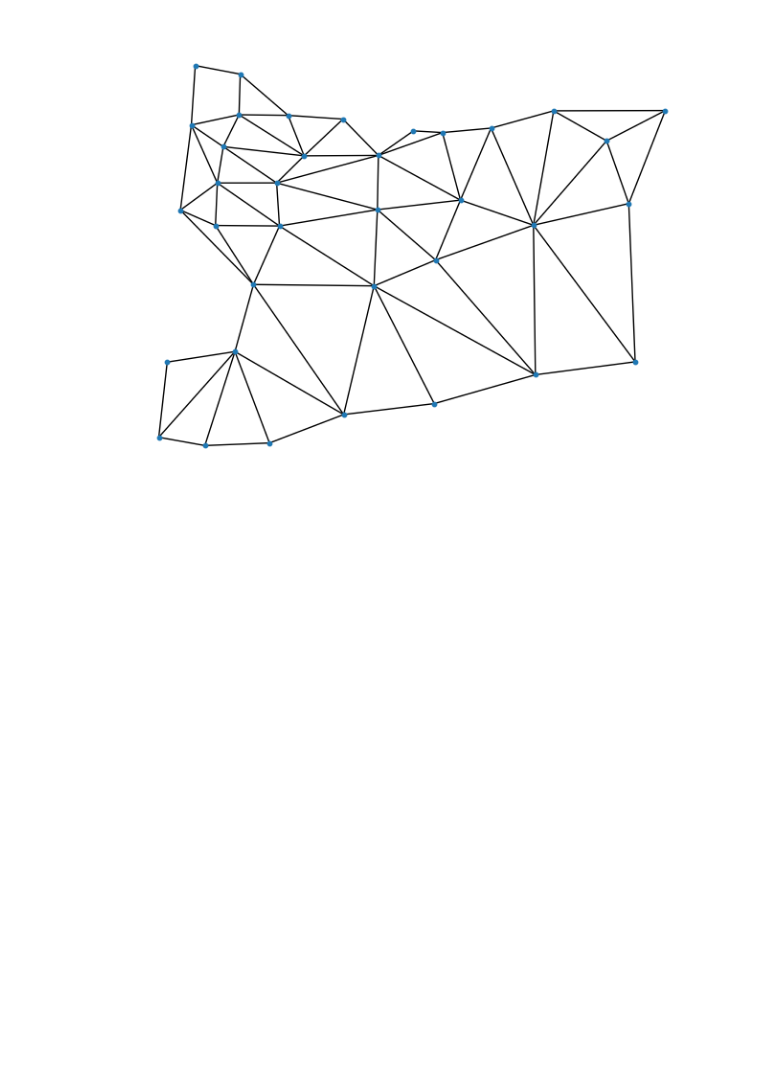
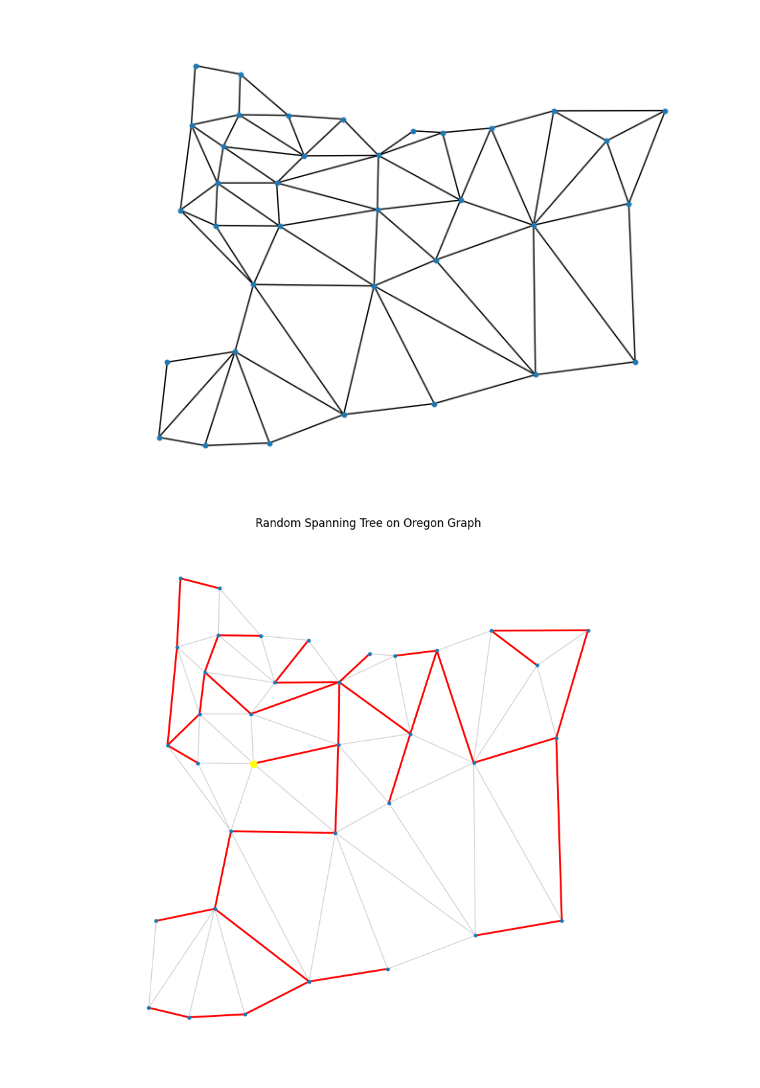
Before and after one commit to brookecarofeinberg/SamplingBalancedForests, a Jupyter notebook: oregon.ipynb, the cells around one changed output. Saved outputs shown, nothing was run; the diff lists cells and outputs as text; code cells hidden in the pictures; blank space fills up the shorter version.

```diff
--- a/oregon.ipynb
+++ b/oregon.ipynb
@@ -8,13 +8,87 @@ from networkx.readwrite import json_graph
 file_path = '/Users/brookefeinberg/SamplingBalancedForests/cnty_or.json'
 with open(file_path, 'r') as file:
     data = json.load(file)
-    graph = json_graph.adjacency_graph(data)
+    oregon = json_graph.adjacency_graph(data)
 # %%
 #Plot of Oregon
 import matplotlib.pyplot as plt
-node_locations = { v : ( float(graph.nodes()[v]["INTPTLON20"]), float(graph.nodes()[v]["INTPTLAT20"])) for v in graph.nodes() }
+node_locations = { v : ( float(oregon.nodes()[v]["INTPTLON20"]), float(oregon.nodes()[v]["INTPTLAT20"])) for v in oregon.nodes() }
 plt.figure()
-nx.draw(graph, node_size = 10, pos = node_locations)
+nx.draw(oregon, node_size = 10, pos = node_locations)
 plt.show()
 # %% [output]
 [figure]
+# %%
+import numpy as np
+import random
+import networkx as nx
+import matplotlib.pyplot as plt
+
+class WilsonsAlgorithm:
+    def __init__(self, graph):
+        self.graph = graph  # Store the NetworkX graph
+        self.adj_list = {v: list(graph.neighbors(v)) for v in graph.nodes()}  # Adjacency list representation
+        self.nv = len(self.adj_list)  # Number of vertices
+        self.InTree = {node: False for node in self.adj_list}  # Tracks which nodes are already in the tree
+        self.Next = {node: None for node in self.adj_list}  # Tracks the path of random walks
+
+    def __random_edge(self, v):
+        return random.choice(self.adj_list[v])
+
+    def __RandomTreeWithRoot(self, r):
+        self.InTree = {node: False for node in self.adj_list}
+        self.InTree[r] = True  # Root node is already in the tree
+        self.Next[r] = -1  # Root has no parent
+
+        for node in self.adj_list:
+            u = node
+            path = []  # Path of random walk
+            while not self.InTree[u]:
+                path.append(u)
+                self.Next[u] = self.__random_edge(u)
+                u = self.Next[u]
+            for vertex in path:
+                self.InTree[vertex] = True
+
+    def sample(self, seed=None):
+        if seed is not None:
+            random.seed(seed)
+
+        root = random.choice(list(self.adj_list.keys()))  # Pick a random root node
+        self.__RandomTreeWithRoot(root)
+
+        # Extract the edges of the spanning tree
+        spanning_tree = []
+        for node in self.adj_list:
+            if self.Next[node] != -1 and self.Next[node] is not None:
+                spanning_tree.append((node, self.Next[node]))
+
+        return spanning_tree, root
+
+    def draw_tree(self, spanning_tree, root, node_locations):
+        plt.figure(figsize=(8, 8))  # Create a figure for the plot
+
+        # Draw the entire graph in light gray for reference
+        nx.draw(self.graph, pos=node_locations, node_size=10, edge_color='lightgray')
+
+        # Highlight the spanning tree edges in red and the root node in yellow
+        nx.draw_networkx_edges(self.graph, pos=node_locations, edgelist=spanning_tree, edge_color='red', width=2)
+        nx.draw_networkx_nodes(self.graph, pos=node_locations, nodelist=[root], node_color='yellow', node_size=50)  # Highlight the root node
+
+        plt.title("Random Spanning Tree on Oregon Graph")
+        plt.show()
+
+
+# Assuming you have the Oregon graph defined with longitude and latitude as node attributes
+node_locations = {v: (float(oregon.nodes[v]["INTPTLON20"]), float(oregon.nodes[v]["INTPTLAT20"])) for v in oregon.nodes()}
+
+# Create the Wilson's Algorithm object with the Oregon graph
+wilson = WilsonsAlgorithm(oregon)
+
+# Sample a random spanning tree
+spanning_tree, root = wilson.sample()
+
+# Draw the resulting random spanning tree on the Oregon map
+wilson.draw_tree(spanning_tree, root, node_locations)
+# %% [output]
+[figure, added]
```
